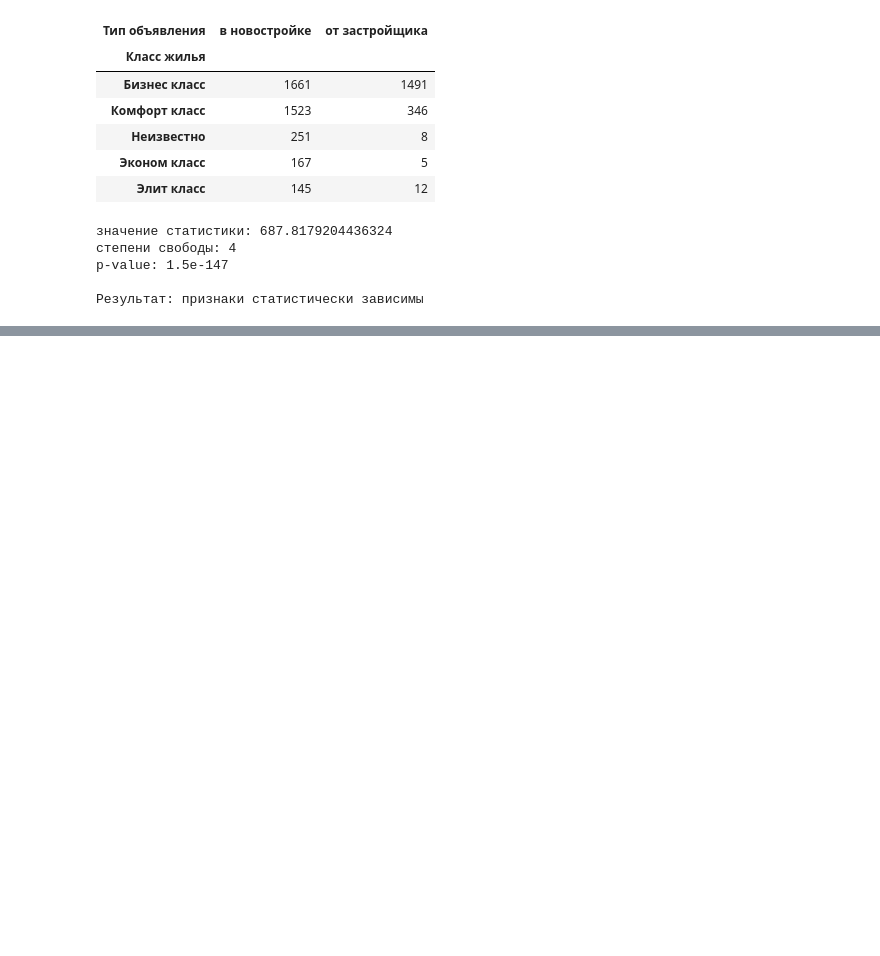
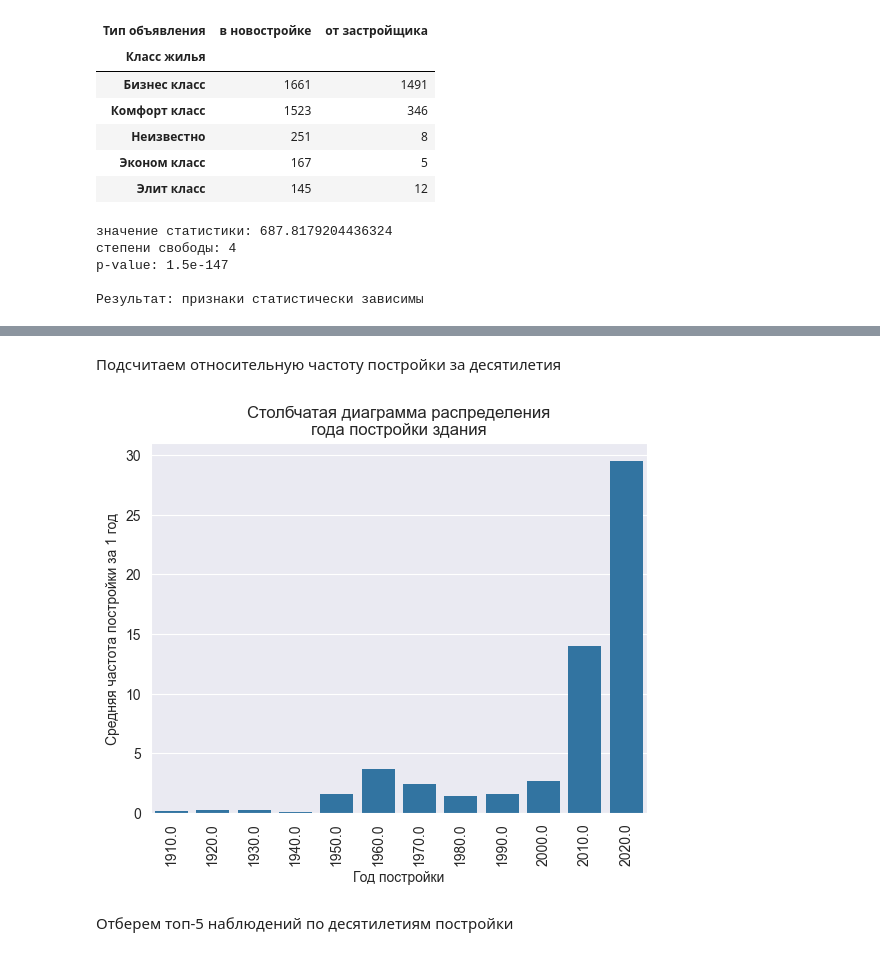
Before and after one commit to Torgovatel/Projects, a Jupyter notebook: DS/moscow-estate-agency-dm/src/main.ipynb, the cells around one changed output, grey strips where cells are left out. Saved outputs shown, nothing was run; the diff lists cells and outputs as text; code cells hidden in the pictures; blank space fills up the shorter version.

```diff
--- a/DS/moscow-estate-agency-dm/src/main.ipynb
+++ b/DS/moscow-estate-agency-dm/src/main.ipynb
@@ -1250,0 +1303,17 @@ p-value: 1.5e-147
+# %% [markdown]
+Подсчитаем относительную частоту постройки за десятилетия
+# %%
+years = dataset_top10['Год постройки'].value_counts().sort_index()
+years = years/10
+years[2020] = years[2020]*10/2 # поправка, т.к. 20е представлены 20 и 21 годом
+
+sns.barplot(x=[str(x) for x in years.index], y=years.values)
+plt.xticks(rotation=90)
+plt.title('Столбчатая диаграмма распределения\nгода постройки здания')
+plt.xlabel('Год постройки')
+plt.ylabel('Средняя частота постройки за 1 год')
+plt.show()
+# %% [output]
+[figure, added]
+# %% [markdown]
+Отберем топ-5 наблюдений по десятилетиям постройки
```
Also changed, not shown: parts of 59 cells of this notebook.
